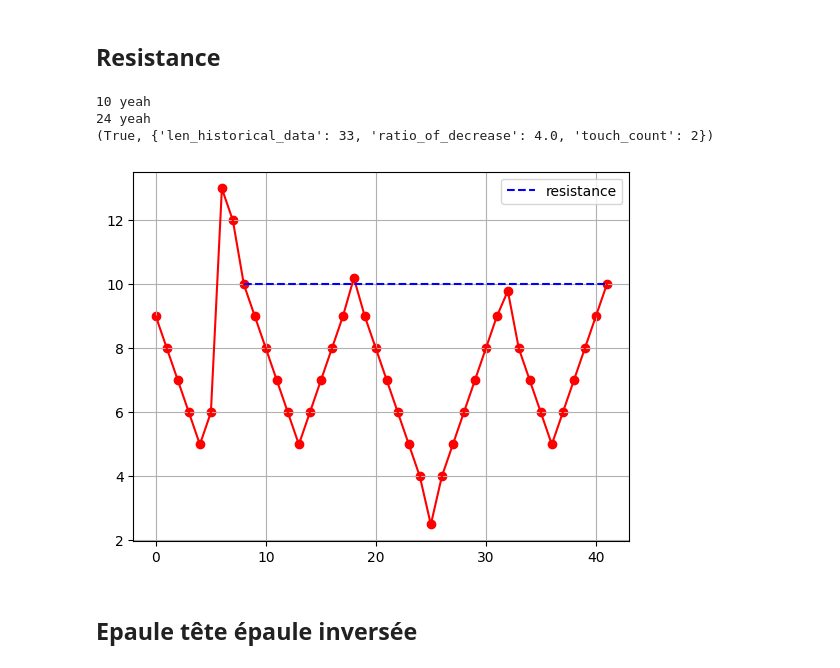
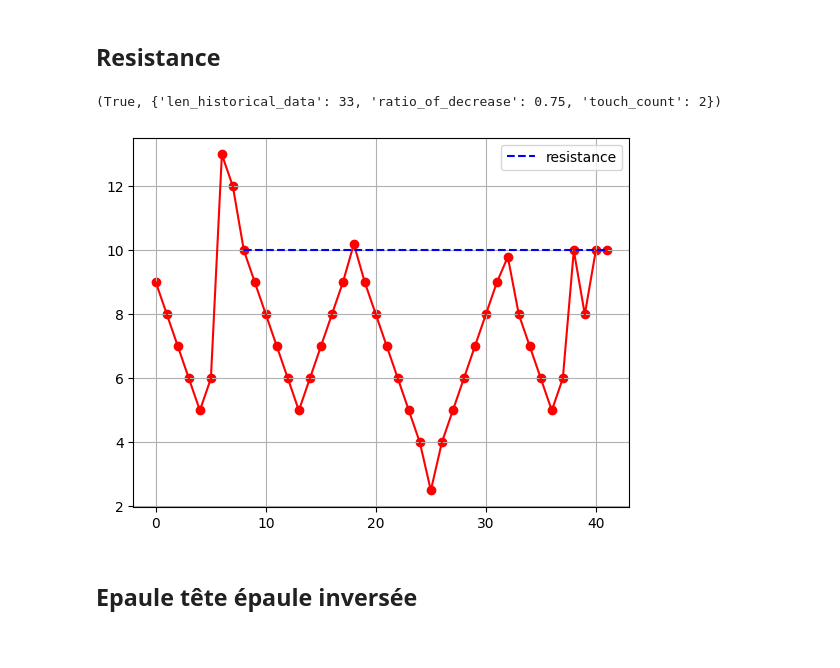
Before and after one commit to nicolaspro1234/trading_auto, a Jupyter notebook: trading.ipynb, the cells around one changed output. Saved outputs shown, nothing was run; the diff lists cells and outputs as text; code cells hidden in the pictures.

Commit message:
fix bug ratio of drecrease

```diff
--- a/trading.ipynb
+++ b/trading.ipynb
@@ -239,7 +239,7 @@ def is_resistance(
     upper_bound = resistance_level * (1 + ratio_around_resistance)
 
     # Ensure the cut history has reached a low enough level
-    ratio_of_decrease = resistance_level / np.min(historical_data)
+    ratio_of_decrease = (resistance_level - np.min(historical_data)) / resistance_level
     metadata.update({'ratio_of_decrease': ratio_of_decrease})
     if ratio_of_decrease < min_ratio_of_decrease:
         return False, metadata
@@ -253,10 +253,9 @@ def is_resistance(
     for i, point in enumerate(historical_data):
         if lower_bound <= point <= upper_bound:
             # Check if enough points have passed since the last touch
-            if i - last_touch_index > min_points_between_touches:
+            if (i - last_touch_index > min_points_between_touches) and (i < len(historical_data) - min_points_between_touches):
                 touch_count += 1
                 last_touch_index = i
-                print(i,'yeah')
         elif point > upper_bound:  # Resistance is crossed
             return False, metadata
 
@@ -267,37 +266,35 @@ def is_resistance(
 # %%
 # Example usage
 data = np.array([9, 8, 7, 6, 5, 6,
                 13, 12, 10, 9, 8, 7, 6, 5, 6, 7, 8, 9, 10.2,
                  9, 8, 7, 6, 5, 4, 2.5, 4, 5, 6, 7, 8, 9, 9.8,
-                 8, 7, 6, 5, 6, 7, 8, 9, 10
+                 8, 7, 6, 5, 6, 10, 8, 10, 10
                 ])
 
 cp = ChartPlotter()
 cp.add_chart(np.arange(len(data)), data, plot_type='line', color='red')
 cp.add_chart(np.arange(len(data)), data, plot_type='scatter', color='red')
 
 b, md = is_resistance(
     data=data,
     max_nb_historical_points=50,
     min_nb_historical_points=10,
     ratio_around_resistance=0.05,
     min_touch_occurences=2,
     min_points_between_touches=5)
 
 print((b, md))
 
 
 if b:
   cp.add_chart(
       np.arange(len(data) - md['len_historical_data'] - 1, len(data)),
       [data[-1]] * (md['len_historical_data'] +1),
       plot_type='line', color='blue', linestyle='--', label='resistance')
 cp.plot()
 # %% [output]
-10 yeah
-24 yeah
-(True, {'len_historical_data': 33, 'ratio_of_decrease': 4.0, 'touch_count': 2})
+(True, {'len_historical_data': 33, 'ratio_of_decrease': 0.75, 'touch_count': 2})
-[figure, old version]
+[figure, new version]
 # %% [markdown]
 
 
```
Also changed, not shown: parts of 4 cells of this notebook.
